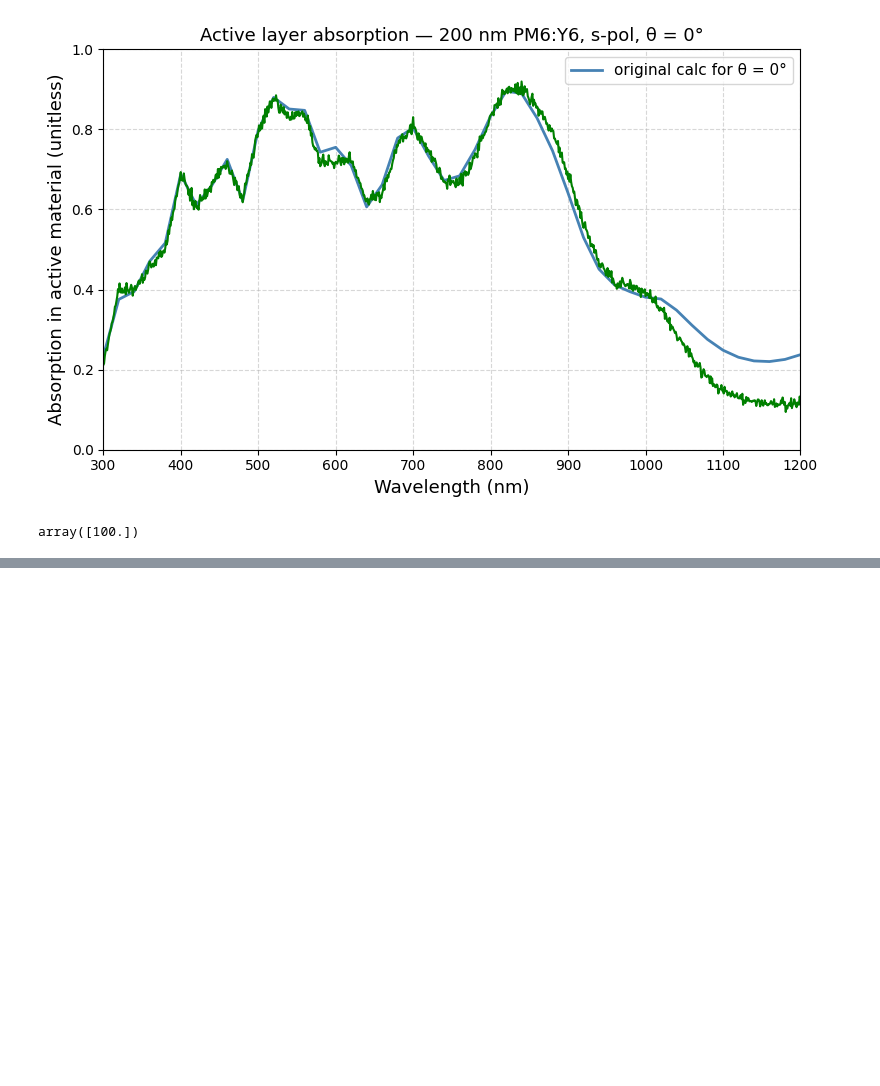
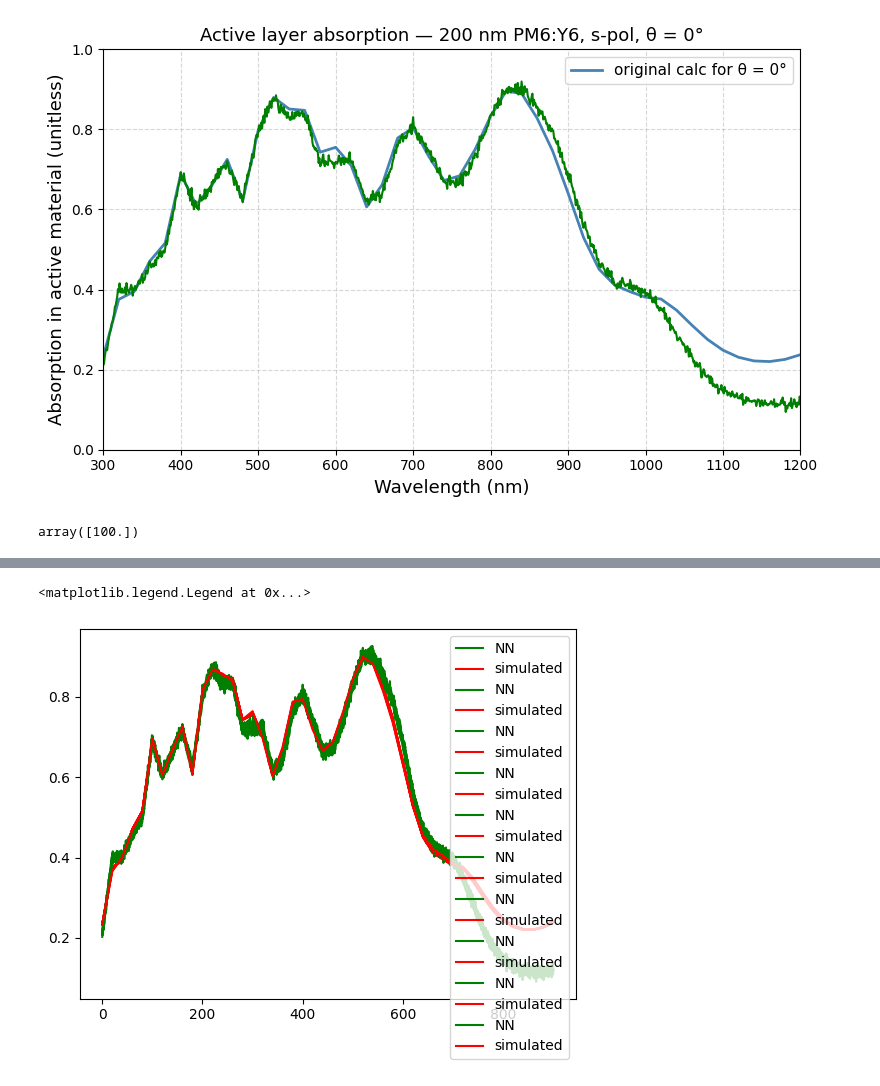
Before and after one commit to aimat-lab/SolDi2T, a Jupyter notebook: reading_Data.ipynb, the cells around one changed output, grey strips where cells are left out. Saved outputs shown, nothing was run; the diff lists cells and outputs as text; code cells hidden in the pictures; blank space fills up the shorter version.

Commit message:
saving the errors of the data comparison of NN and simulation data.

```diff
--- a/reading_Data.ipynb
+++ b/reading_Data.ipynb
@@ -331,3 +333,32 @@ plt.show()
 np.arange(100.0, 250.0, 1000.0)
 # %% [output]
 array([100.])
+# %%
+from scipy.interpolate import interp1d
+
+# ── 1. Load CSV (here using s-pol; swap for p-pol or average as needed) ────
+df = pd.read_csv("200nmPM6Y6_s_11Sept_2025.csv")
+
+# ── 2. Build the (90, 901) absorption grid ─────────────────────────────────
+lambda_nn = np.arange(300, 1201, 1)  # 901 points, 1 nm steps
+
+A_grid = np.zeros((90, 901))
+
+for angle in range(90):
+    df_angle = df[df["theta [deg]"] == angle].copy()
+    df_angle["wavelength_nm"] = df_angle["vacuum wavelength [um]"] * 1000
+    df_angle = df_angle.sort_values("wavelength_nm")
+
+    wl_csv  = df_angle["wavelength_nm"].values
+    abs_csv = df_angle["absorption in active material [unitless]"].values
+
+    # Interpolate from 46 CSV points onto 901-point NN grid
+    f = interp1d(wl_csv, abs_csv, kind="linear",
+                 bounds_error=False, fill_value="extrapolate")
+    A_grid[angle, :] = f(lambda_nn)
+
+# ── 3. Add batch dimension → (1, 90, 901) ─────────────────────────────────
+A_new = A_grid[np.newaxis, :, :]  # shape (1, 90, 901)
+
+print("shape A (og) :", np.shape(A))      # (1, 90, 901)
+print("shape A (new):", np.shape(A_new))  # (1, 90, 901)
@@ -333,0 +386,9 @@ array([100.])
+# %%
+for i in range(0,10):
+    plt.plot(A[0, i], 'green', label="NN")
+    plt.plot(A_new[0, i], 'red', label="simulated")
+
+plt.legend()
+# %% [output]
+<matplotlib.legend.Legend at 0x...>
+[figure, added]
```
Also changed, not shown: parts of 8 cells of this notebook, 1 other file.
